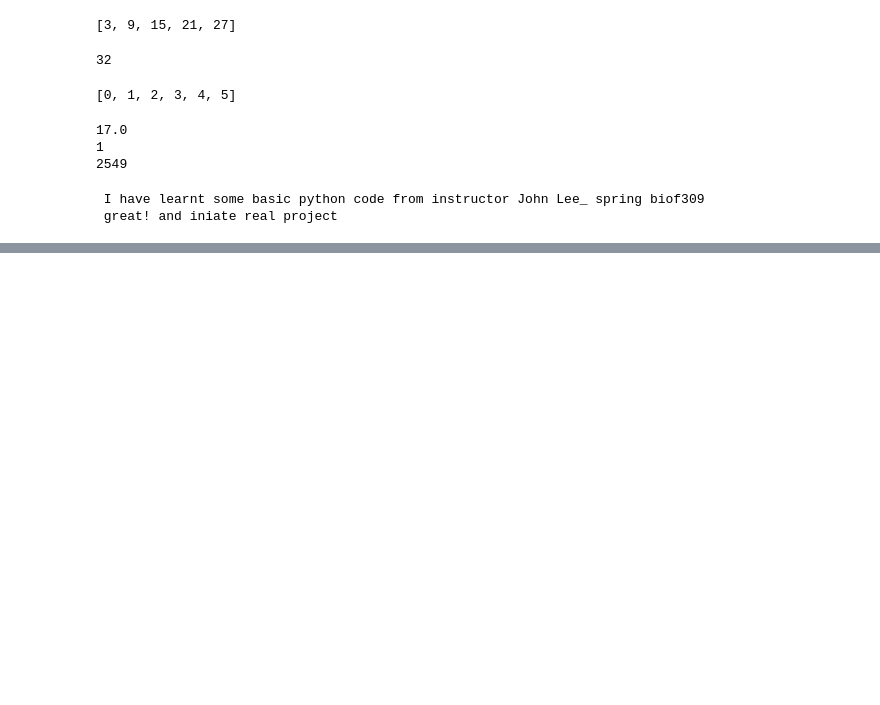
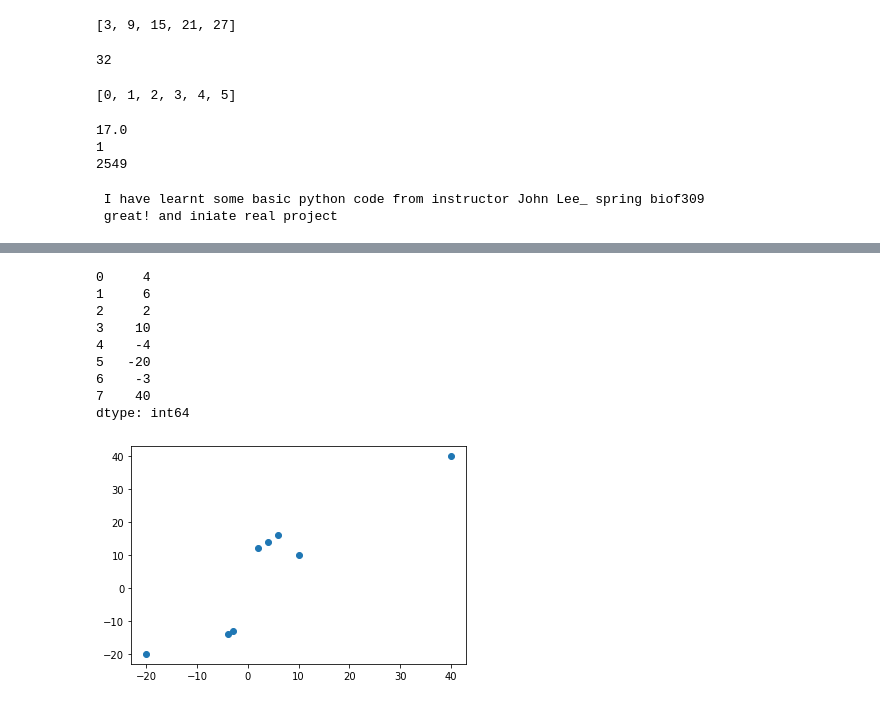
Before and after one commit to Pysk369/project_spring_2020, a Jupyter notebook: Pysk369_project.ipynb, the cells around one changed output, grey strips where cells are left out. Saved outputs shown, nothing was run; the diff lists cells and outputs as text; code cells hidden in the pictures; blank space fills up the shorter version.

```diff
--- a/Pysk369_project.ipynb
+++ b/Pysk369_project.ipynb
@@ -179,0 +372,19 @@ NameError: name 'df_MicroArray' is not defined
+# %%
+import pandas as pd
+my_series_1 = pd.Series([4, 6, 2,10, -4, -20, -3, 40])
+my_series_2 = pd.Series([14, 16, 12,10, -14, -20, -13, 40])
+print(my_series_1)
+from matplotlib import pyplot as plt
+plt.scatter([my_series_1],[my_series_2])
+plt.show()
+# %% [output]
+0     4
+1     6
+2     2
+3    10
+4    -4
+5   -20
+6    -3
+7    40
+dtype: int64
+[figure, added]
```
Also changed, not shown: parts of 25 cells of this notebook.
